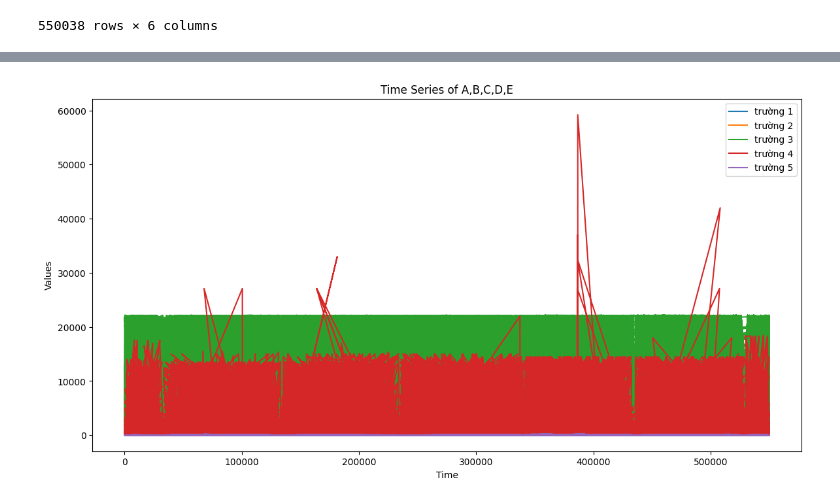
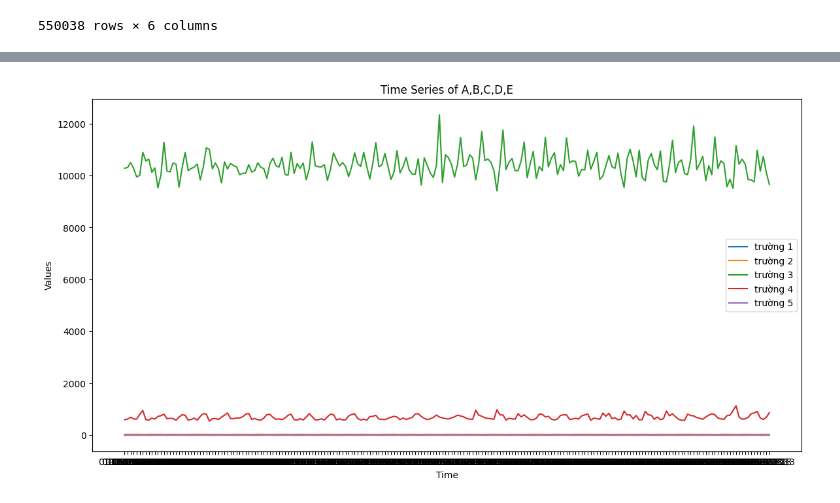
Before and after one commit to tuan1011nguyen/TimeSeries_Kiemtra, a Jupyter notebook: 2151264692_NguyenDucTuan.ipynb, the cells around one changed output, grey strips where cells are left out. Drawn from its saved outputs; the diff is of its cells as text; code cells hidden in the pictures.

```diff
--- a/2151264692_NguyenDucTuan.ipynb
+++ b/2151264692_NguyenDucTuan.ipynb
@@ -71,3 +71,6 @@ df
 | 434885 | 31-10-2013 | 9 | 44 | 3535 | 999.0 | 2 |
 | 520992 | 31-10-2013 | 9 | 25 | 20301 | 399.0 | 1 |
 550038 rows × 6 columns
+# %%
+df = df.groupby('date').mean()
+df
@@ -74,20 +92,20 @@ df
 # %%
 import matplotlib.pyplot as plt
 
 
 plt.figure(figsize=(14, 7))
-plt.plot(df['date'], df['truong_1'], label='trường 1')
-plt.plot(df['date'], df['truong_2'], label='trường 2')
-plt.plot(df['date'], df['truong_3'], label='trường 3')
-plt.plot(df['date'], df['truong_4'], label='trường 4')
-plt.plot(df['date'], df['truong_5'], label='trường 5')
+plt.plot(df.index, df['truong_1'], label='trường 1')
+plt.plot(df.index, df['truong_2'], label='trường 2')
+plt.plot(df.index, df['truong_3'], label='trường 3')
+plt.plot(df.index, df['truong_4'], label='trường 4')
+plt.plot(df.index, df['truong_5'], label='trường 5')
 plt.title('Time Series of A,B,C,D,E')
 plt.xlabel('Time')
 plt.ylabel('Values')
 plt.legend()
 plt.show()
 # %% [output]
-[figure, old version]
+[figure, new version]
 # %%
 import seaborn as sns
 df[feats].hist(bins=30, figsize=(14, 7))
```
Also changed, not shown: parts of 27 cells of this notebook.
